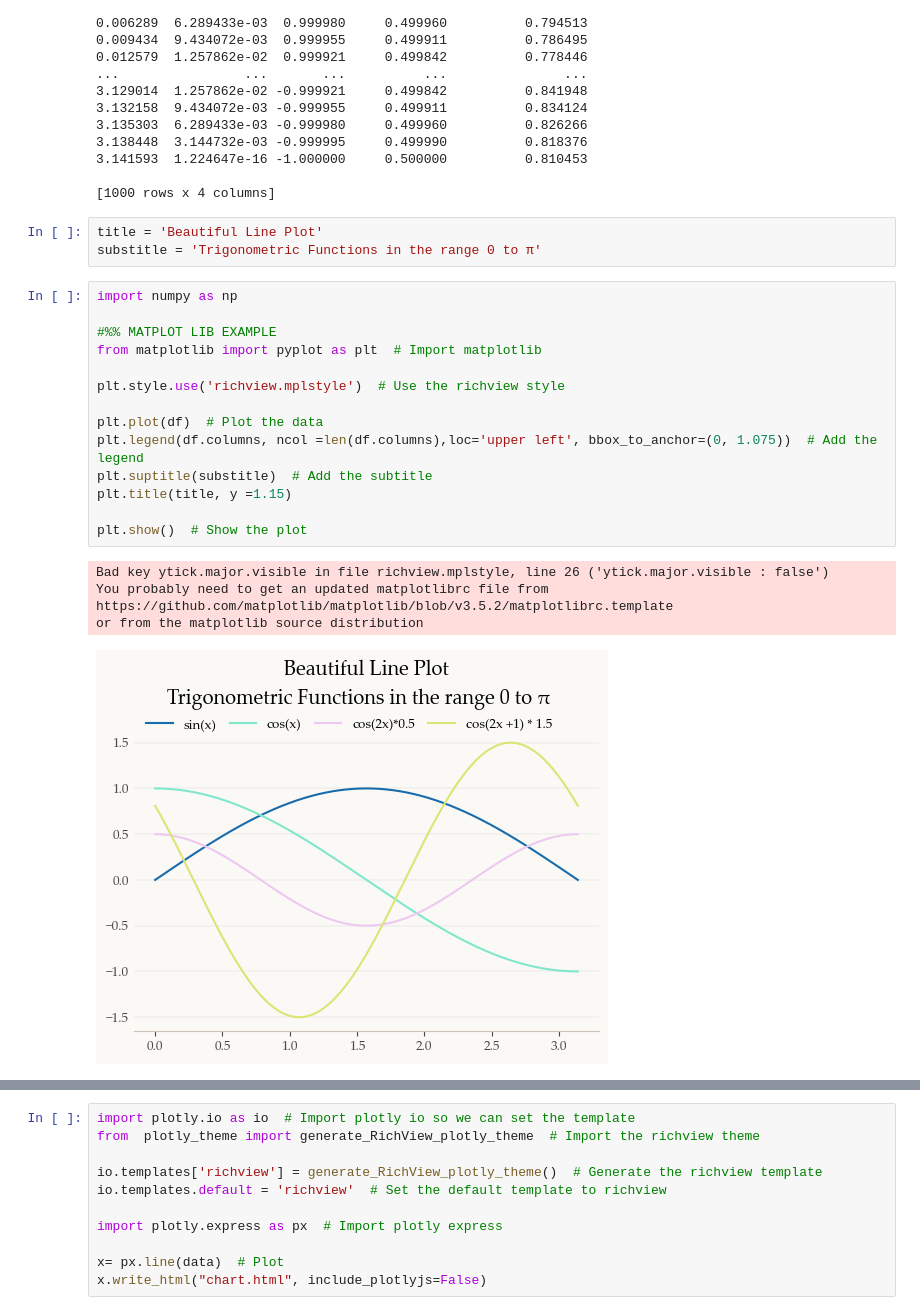
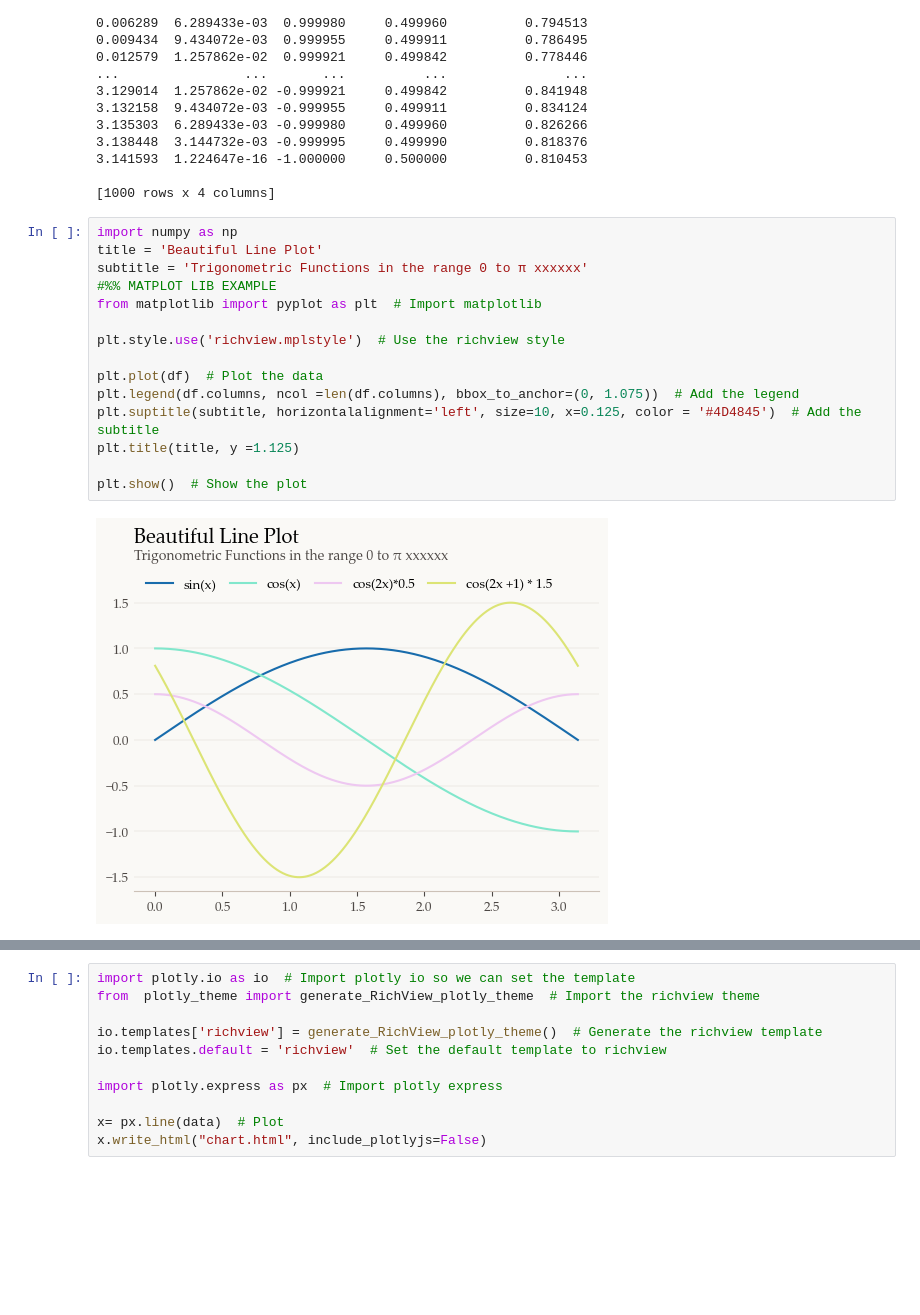
Before and after one commit to 1vecera/RichTemplates, a Jupyter notebook: richtemplates/tutorial.ipynb, the cells around one changed output, grey strips where cells are left out. Cells and saved outputs as stored; diff of their text form; blank space fills up the shorter version.

```diff
--- a/richtemplates/tutorial.ipynb
+++ b/richtemplates/tutorial.ipynb
@@ -38,26 +38,20 @@ x
 3.141593  1.224647e-16 -1.000000     0.500000          0.810453
 
 [1000 rows x 4 columns]
-# %%
-title = 'Beautiful Line Plot'
-substitle = 'Trigonometric Functions in the range 0 to π'
 # %%
 import numpy as np
-
+title = 'Beautiful Line Plot'
+subtitle = 'Trigonometric Functions in the range 0 to π xxxxxx'
 #%% MATPLOT LIB EXAMPLE
 from matplotlib import pyplot as plt  # Import matplotlib
 
 plt.style.use('richview.mplstyle')  # Use the richview style
 
 plt.plot(df)  # Plot the data
-plt.legend(df.columns, ncol =len(df.columns),loc='upper left', bbox_to_anchor=(0, 1.075))  # Add the legend
-plt.suptitle(substitle)  # Add the subtitle
-plt.title(title, y =1.15)
+plt.legend(df.columns, ncol =len(df.columns), bbox_to_anchor=(0, 1.075))  # Add the legend
+plt.suptitle(subtitle, horizontalalignment='left', size=10, x=0.125, color = '#4D4845')  # Add the subtitle
+plt.title(title, y =1.125)
 
 plt.show()  # Show the plot
 # %% [output]
-Bad key ytick.major.visible in file richview.mplstyle, line 26 ('ytick.major.visible : false')
-You probably need to get an updated matplotlibrc file from
-https://github.com/matplotlib/matplotlib/blob/v3.5.2/matplotlibrc.template
-or from the matplotlib source distribution
-[figure, old version]
+[figure, new version]
```
Also changed, not shown: parts of 5 cells of this notebook, 2 other files.
